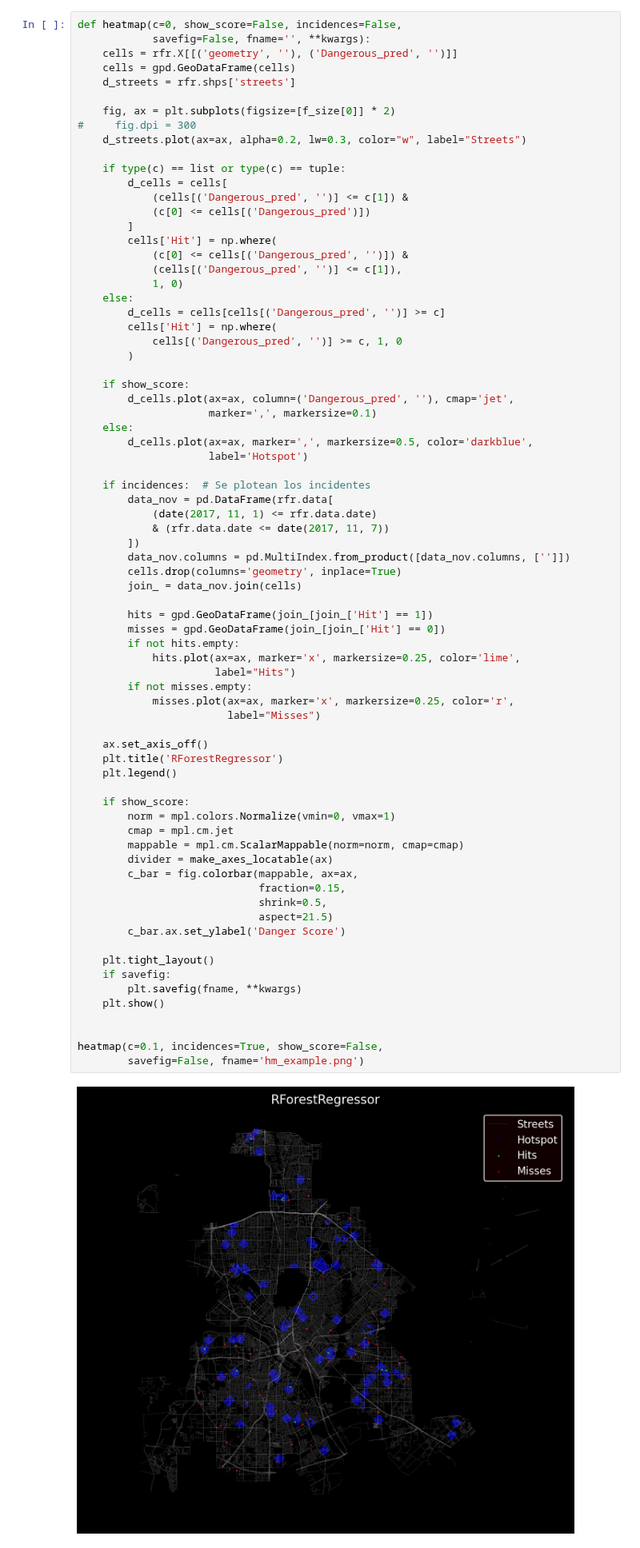
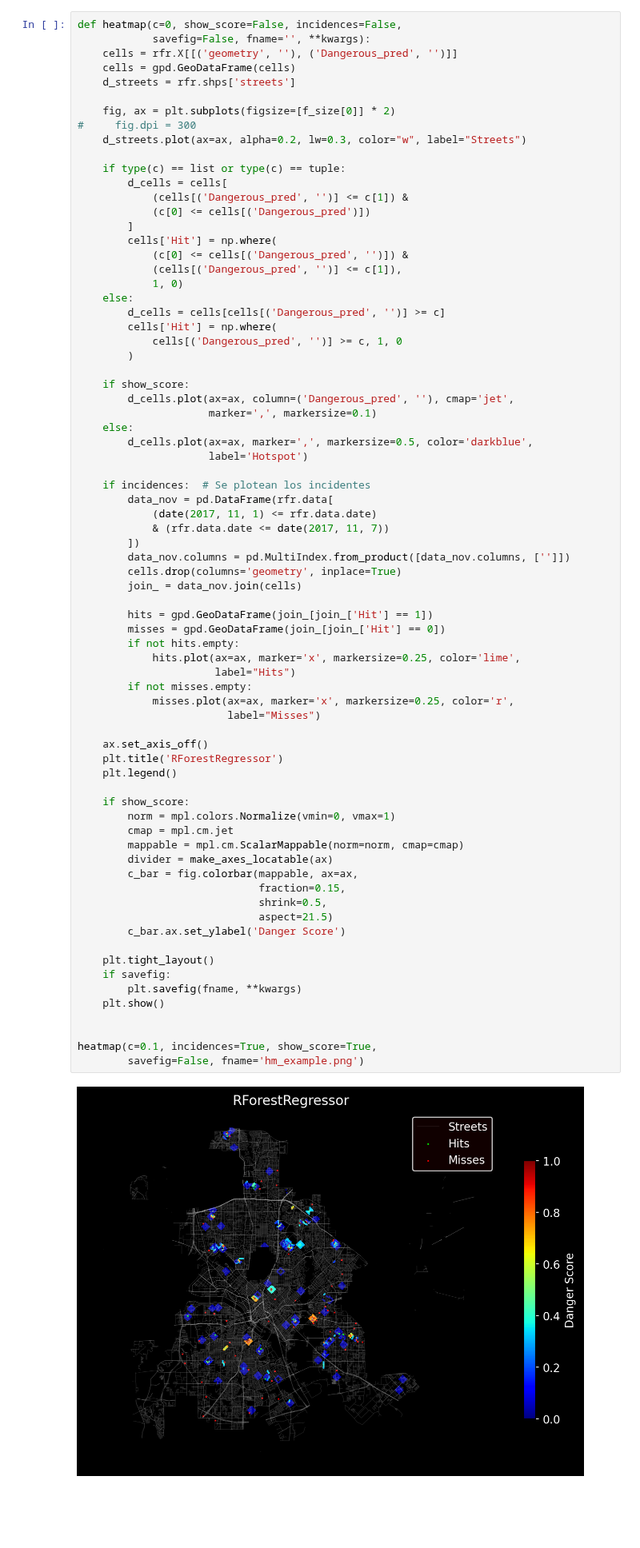
Before and after one commit to chris-carstens/iPre-2019-1, a Jupyter notebook: hm_extra_functionalities.ipynb, the cells around one changed output. Shown at 80% size. Cells and saved outputs as stored; diff of their text form; blank space fills up the shorter version.

```diff
--- a/hm_extra_functionalities.ipynb
+++ b/hm_extra_functionalities.ipynb
@@ -113,32 +113,32 @@ def heatmap(c=0, show_score=False, incidences=False,
         if not hits.empty:
             hits.plot(ax=ax, marker='x', markersize=0.25, color='lime',
                       label="Hits")
         if not misses.empty:
             misses.plot(ax=ax, marker='x', markersize=0.25, color='r',
                         label="Misses")
 
     ax.set_axis_off()
     plt.title('RForestRegressor')
     plt.legend()
 
     if show_score:
         norm = mpl.colors.Normalize(vmin=0, vmax=1)
         cmap = mpl.cm.jet
         mappable = mpl.cm.ScalarMappable(norm=norm, cmap=cmap)
         divider = make_axes_locatable(ax)
         c_bar = fig.colorbar(mappable, ax=ax,
                              fraction=0.15,
                              shrink=0.5,
                              aspect=21.5)
         c_bar.ax.set_ylabel('Danger Score')
 
     plt.tight_layout()
     if savefig:
         plt.savefig(fname, **kwargs)
     plt.show()
 
 
-heatmap(c=0.1, incidences=True, show_score=False,
+heatmap(c=0.1, incidences=True, show_score=True,
         savefig=False, fname='hm_example.png')
 # %% [output]
-[figure, old version]
+[figure, new version]
```
Also changed, not shown: parts of 1 cell of this notebook, 4 other files.
